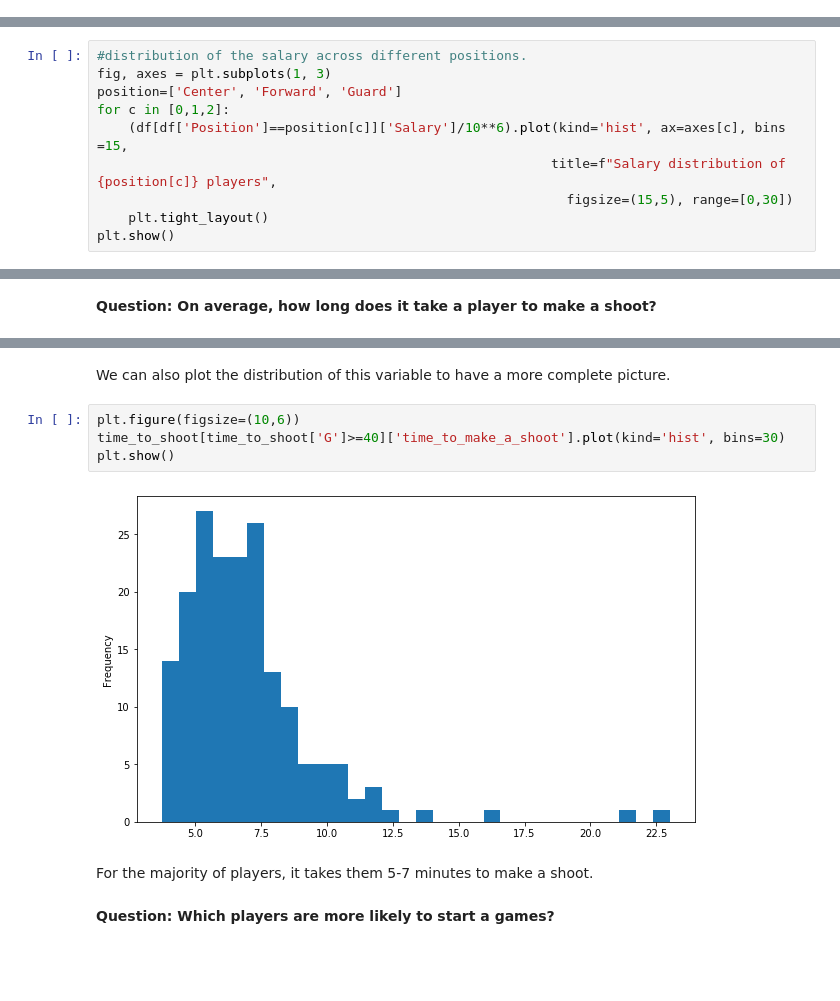
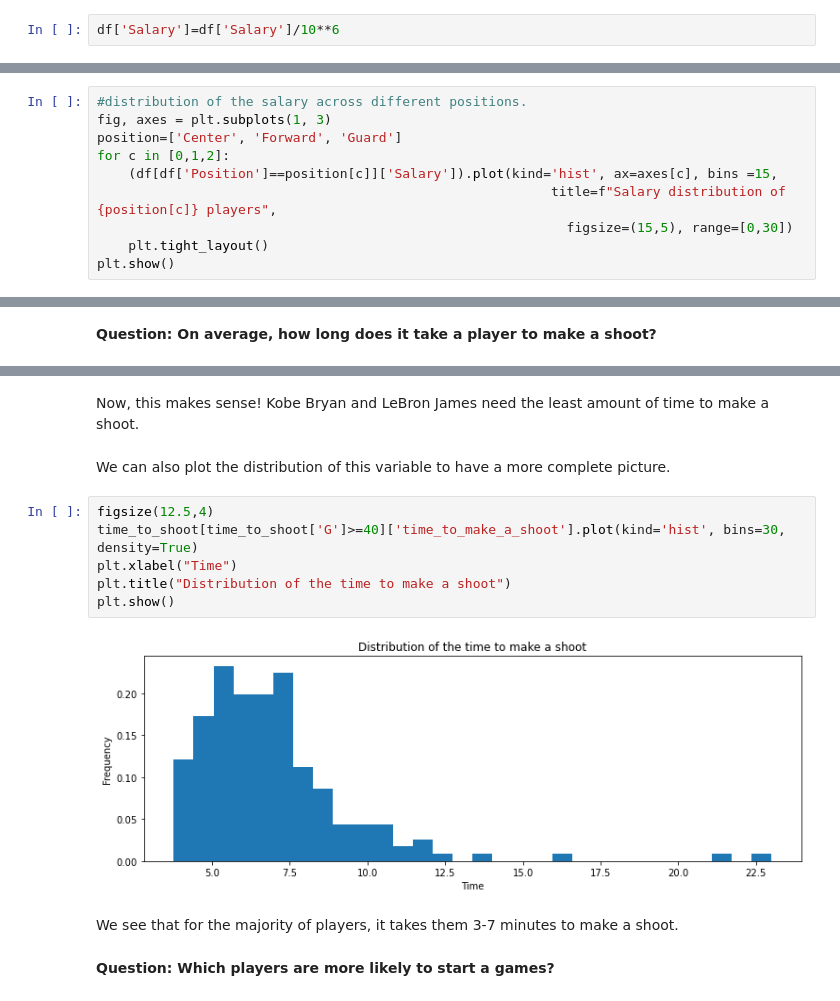
Before and after one commit to tungprime/NBA-player-salary, a Jupyter notebook: NBA salary prediction.ipynb, the cells around one changed output, grey strips where cells are left out. Cells and saved outputs as stored; diff of their text form; blank space fills up the shorter version.

```diff
--- a/NBA salary prediction.ipynb
+++ b/NBA salary prediction.ipynb
@@ -58,3 +89,5 @@ On average, a baseball player is paid $5.8$ million per year. While we will not
+# %%
+df['Salary']=df['Salary']/10**6
 # %% [markdown]
 We can also get a more complete picture about the salary data.
 # %%
@@ -114,7 +155,7 @@ df.groupby('Position')['Salary'].describe()
 fig, axes = plt.subplots(1, 3)
 position=['Center', 'Forward', 'Guard']
 for c in [0,1,2]:
-    (df[df['Position']==position[c]]['Salary']/10**6).plot(kind='hist', ax=axes[c], bins =15,
+    (df[df['Position']==position[c]]['Salary']).plot(kind='hist', ax=axes[c], bins =15,
                                                           title=f"Salary distribution of {position[c]} players",
                                                             figsize=(15,5), range=[0,30])
     plt.tight_layout()
@@ -267,13 +319,17 @@ This totally fits my expection (I know Kobe Bryant and LeBron James.)
+# %% [markdown]
+Now, this makes sense! Kobe Bryan and LeBron James need the least amount of time to make a shoot.
 # %% [markdown]
 We can also plot the distribution of this variable to have a more complete picture.
 # %%
-plt.figure(figsize=(10,6))
-time_to_shoot[time_to_shoot['G']>=40]['time_to_make_a_shoot'].plot(kind='hist', bins=30)
+figsize(12.5,4)
+time_to_shoot[time_to_shoot['G']>=40]['time_to_make_a_shoot'].plot(kind='hist', bins=30, density=True)
+plt.xlabel("Time")
+plt.title("Distribution of the time to make a shoot")
 plt.show()
 # %% [output]
-[figure, old version]
+[figure, new version]
 # %% [markdown]
-For the majority of players, it takes them 5-7 minutes to make a shoot.
+We see that for the majority of players, it takes them 3-7 minutes to make a shoot.
 # %% [markdown]
 **Question: Which players are more likely to start a games?**
 # %% [markdown]
```
Also changed, not shown: parts of 95 cells of this notebook.
